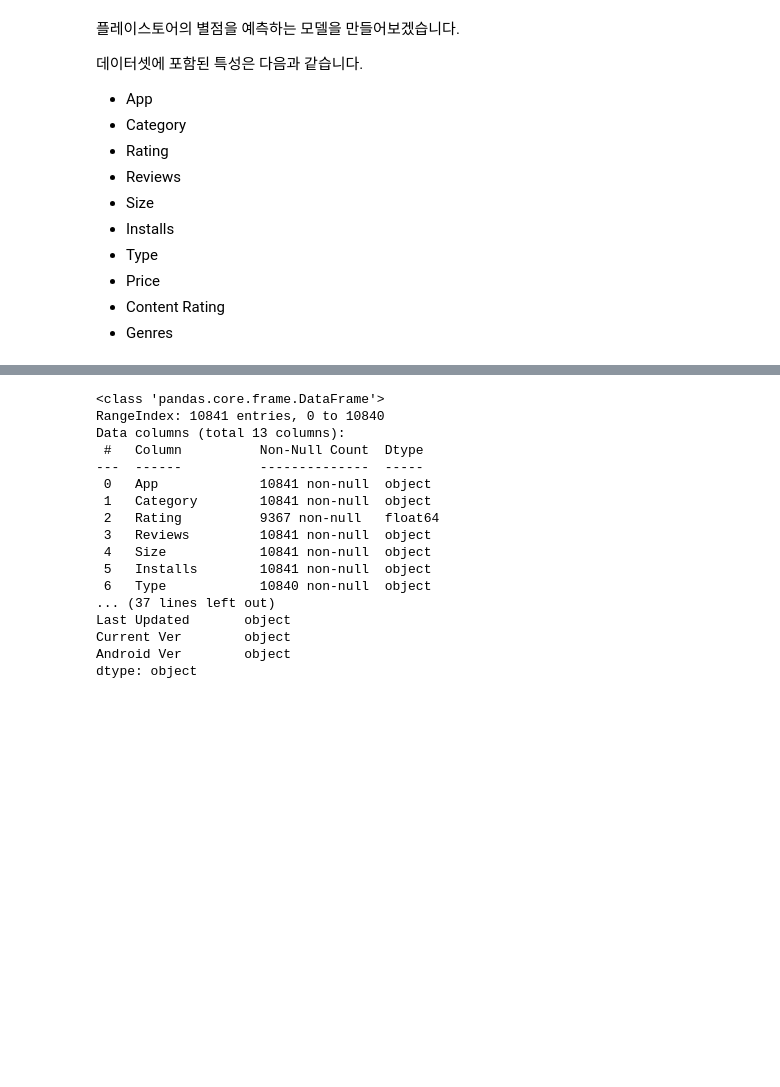
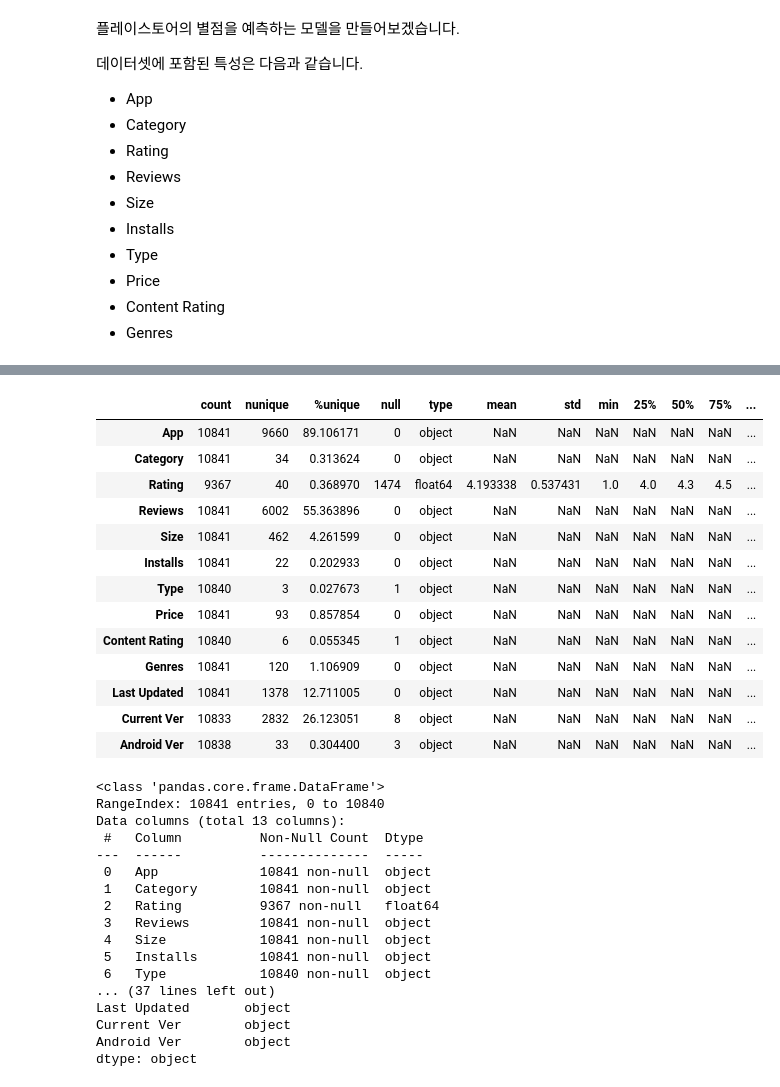
Before and after one commit to jc3wrld999/applied-machine-learning-real-world-projects-using-python, a Jupyter notebook: predict-ratings-of-applications-on-play-store/데이터 시각화, 필터링.ipynb, the cells around one changed output, grey strips where cells are left out. Saved outputs shown, nothing was run; the diff lists cells and outputs as text; code cells hidden in the pictures; blank space fills up the shorter version.

```diff
--- a/predict-ratings-of-applications-on-play-store/데이터 시각화, 필터링.ipynb
+++ b/predict-ratings-of-applications-on-play-store/데이터 시각화, 필터링.ipynb
@@ -28,6 +28,30 @@ df.head()
 | 2 | U Launcher Lite – FREE Live Cool ... | ART_AND_DESIGN | 4.7 | 87510 | 8.7M | 5,000,000+ | Free | 0 | Everyone | Art & Design | ... |
 | 3 | Sketch - Draw & Paint | ART_AND_DESIGN | 4.5 | 215644 | 25M | 50,000,000+ | Free | 0 | Teen | Art & Design | ... |
 | 4 | Pixel Draw - Number Art Coloring ... | ART_AND_DESIGN | 4.3 | 967 | 2.8M | 100,000+ | Free | 0 | Everyone | Art & Design;Creativity | ... |
+# %%
+desc = pd.DataFrame(index = list(df))
+desc['count'] = df.count()
+desc['nunique'] = df.nunique()
+desc['%unique'] = desc['nunique'] / len(df) * 100
+desc['null'] = df.isnull().sum()
+desc['type'] = df.dtypes
+desc = pd.concat([desc, df.describe().T.drop('count', axis = 1)], axis = 1)
+desc
+# %% [output]
+|  | count | nunique | %unique | null | type | mean | std | min | 25% | 50% | 75% | ... |
+| App | 10841 | 9660 | 89.106171 | 0 | object | NaN | NaN | NaN | NaN | NaN | NaN | ... |
+| Category | 10841 | 34 | 0.313624 | 0 | object | NaN | NaN | NaN | NaN | NaN | NaN | ... |
+| Rating | 9367 | 40 | 0.368970 | 1474 | float64 | 4.193338 | 0.537431 | 1.0 | 4.0 | 4.3 | 4.5 | ... |
+| Reviews | 10841 | 6002 | 55.363896 | 0 | object | NaN | NaN | NaN | NaN | NaN | NaN | ... |
+| Size | 10841 | 462 | 4.261599 | 0 | object | NaN | NaN | NaN | NaN | NaN | NaN | ... |
+| Installs | 10841 | 22 | 0.202933 | 0 | object | NaN | NaN | NaN | NaN | NaN | NaN | ... |
+| Type | 10840 | 3 | 0.027673 | 1 | object | NaN | NaN | NaN | NaN | NaN | NaN | ... |
+| Price | 10841 | 93 | 0.857854 | 0 | object | NaN | NaN | NaN | NaN | NaN | NaN | ... |
+| Content Rating | 10840 | 6 | 0.055345 | 1 | object | NaN | NaN | NaN | NaN | NaN | NaN | ... |
+| Genres | 10841 | 120 | 1.106909 | 0 | object | NaN | NaN | NaN | NaN | NaN | NaN | ... |
+| Last Updated | 10841 | 1378 | 12.711005 | 0 | object | NaN | NaN | NaN | NaN | NaN | NaN | ... |
+| Current Ver | 10833 | 2832 | 26.123051 | 8 | object | NaN | NaN | NaN | NaN | NaN | NaN | ... |
+| Android Ver | 10838 | 33 | 0.304400 | 3 | object | NaN | NaN | NaN | NaN | NaN | NaN | ... |
 # %%
 print(df.info(), '\n')
 print(df.shape, '\n')
```
Also changed, not shown: 7 other files.
